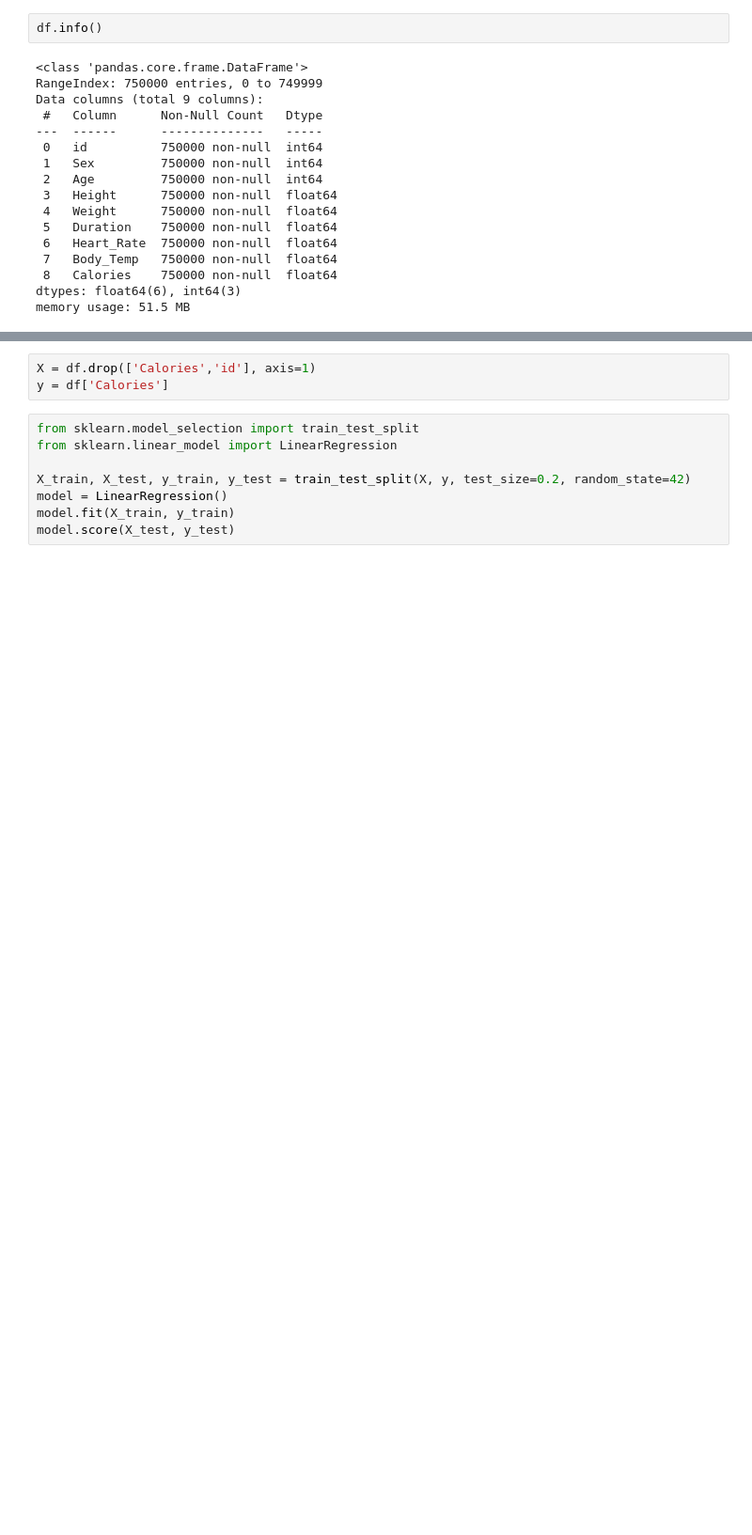
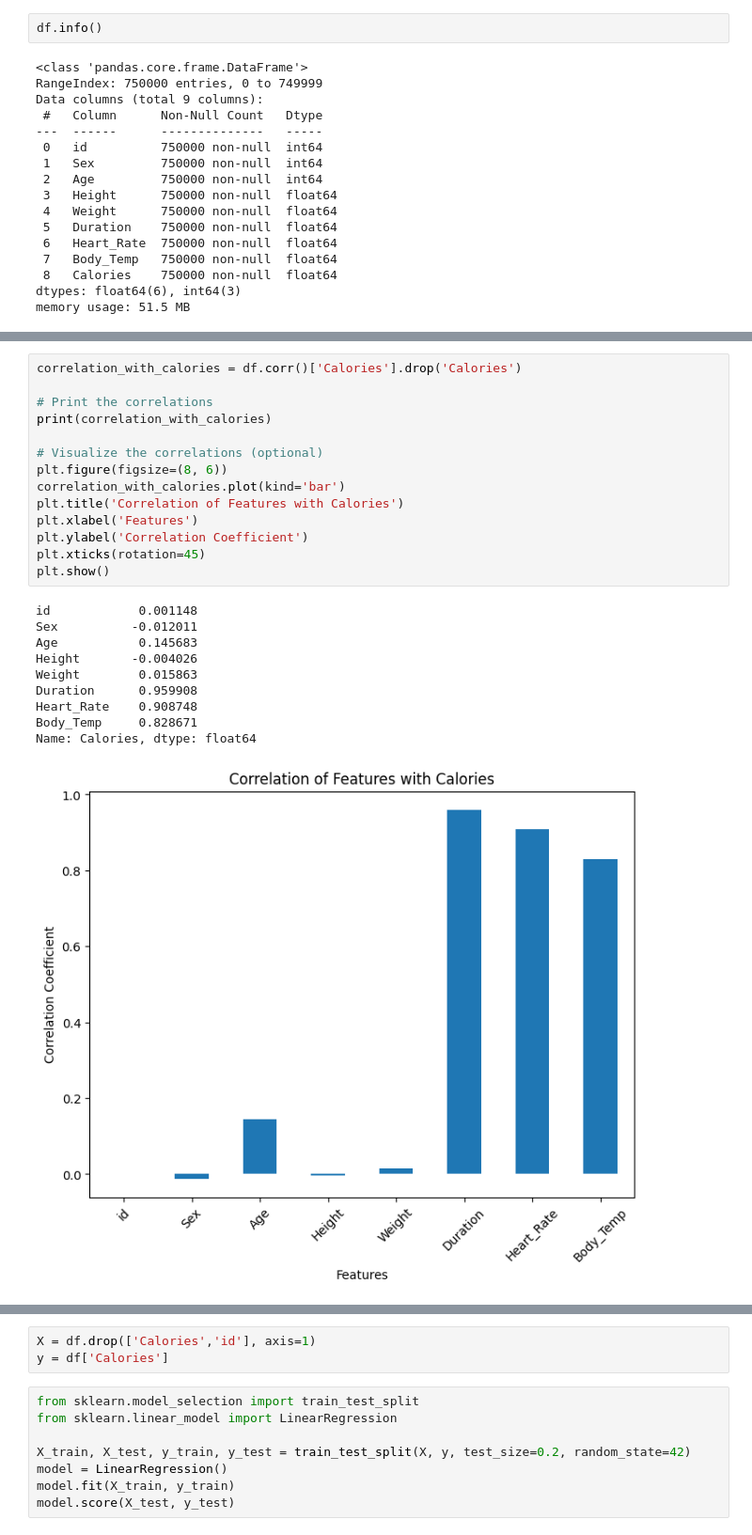
Before and after one commit to Aum-Patel1234/Machine-Learning, a Jupyter notebook: Predict Calorie Expenditure/Predict_Calorie_Expenditure.ipynb, the cells around one changed output, grey strips where cells are left out. Shown: that part at 94% size. Drawn from its saved outputs; the diff is of its cells as text; blank space fills up the shorter version.

```diff
--- a/Predict Calorie Expenditure/Predict_Calorie_Expenditure.ipynb
+++ b/Predict Calorie Expenditure/Predict_Calorie_Expenditure.ipynb
@@ -85,0 +89,25 @@ memory usage: 51.5 MB
+# %%
+correlation_with_calories = df.corr()['Calories'].drop('Calories')
+
+# Print the correlations
+print(correlation_with_calories)
+
+# Visualize the correlations (optional)
+plt.figure(figsize=(8, 6))
+correlation_with_calories.plot(kind='bar')
+plt.title('Correlation of Features with Calories')
+plt.xlabel('Features')
+plt.ylabel('Correlation Coefficient')
+plt.xticks(rotation=45)
+plt.show()
+# %% [output]
+id            0.001148
+Sex          -0.012011
+Age           0.145683
+Height       -0.004026
+Weight        0.015863
+Duration      0.959908
+Heart_Rate    0.908748
+Body_Temp     0.828671
+Name: Calories, dtype: float64
+[figure, added]
```
Also changed, not shown: parts of 42 cells of this notebook.
